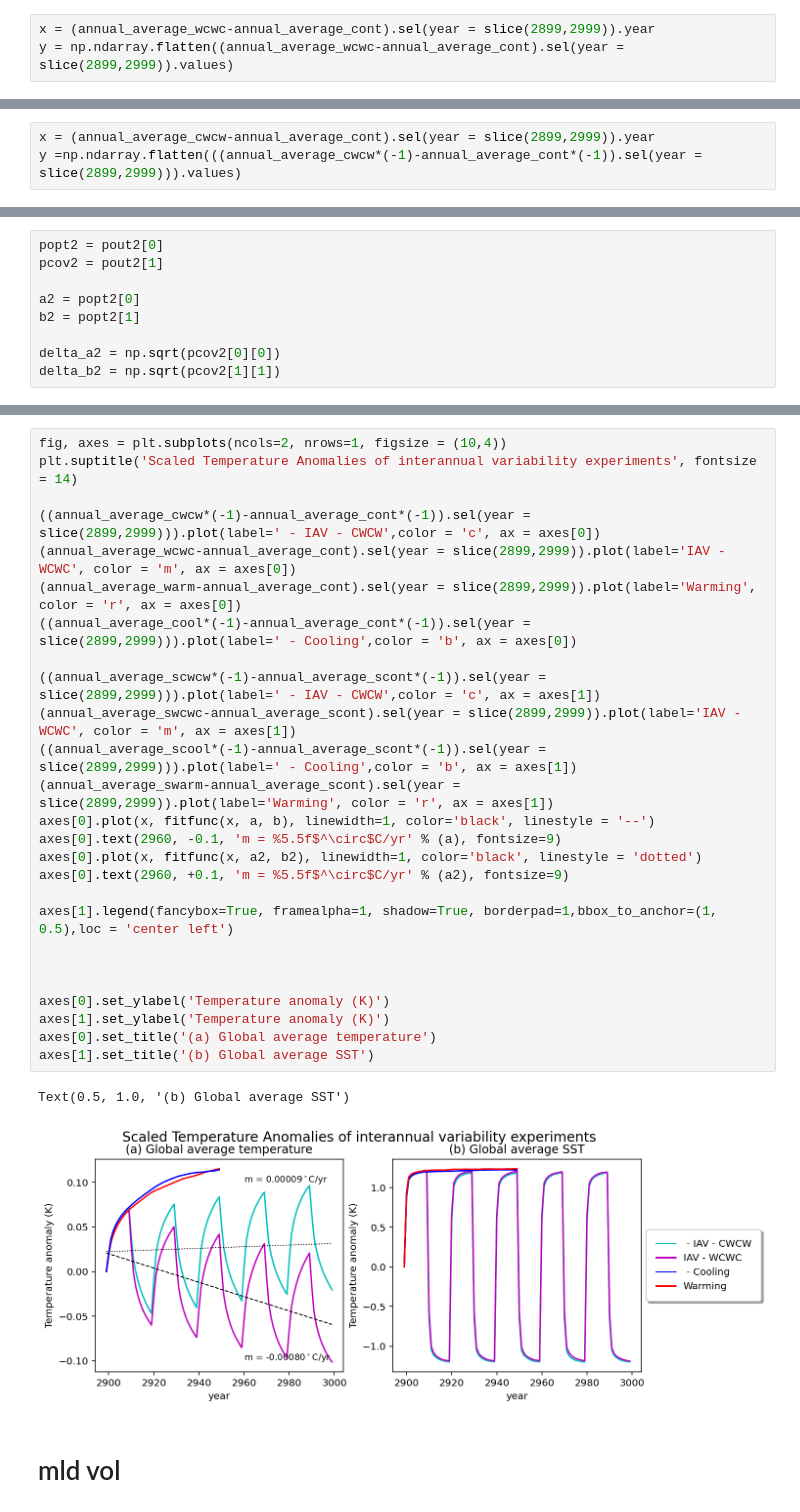
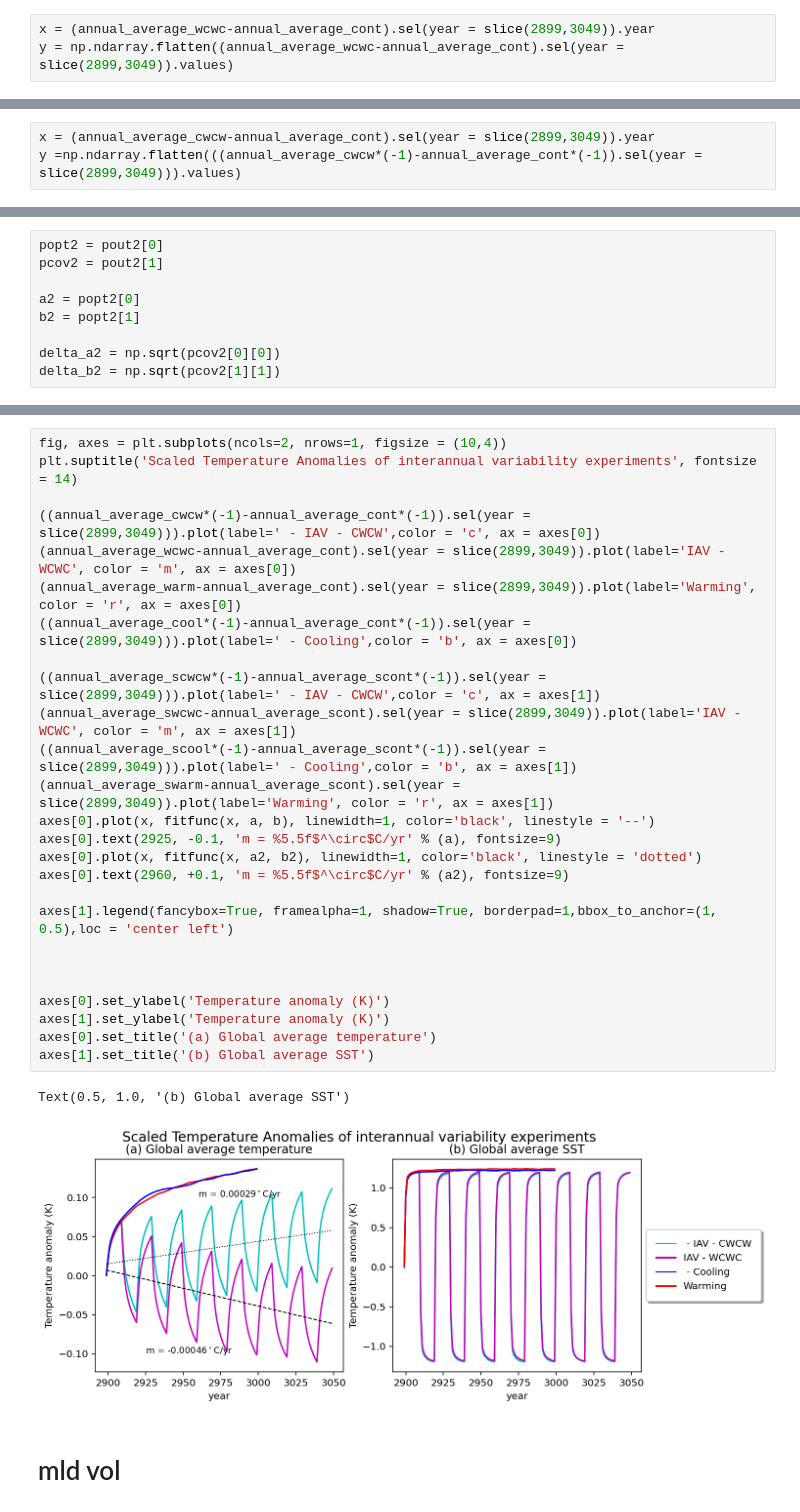
Before and after one commit to claireyung/unsw_clex_project_files, a Jupyter notebook: IAV.ipynb, the cells around one changed output, grey strips where cells are left out. Cells and saved outputs as stored; diff of their text form.

```diff
--- a/IAV.ipynb
+++ b/IAV.ipynb
@@ -158,8 +158,8 @@ Text(0.5, 1.0, '(b) Global average SST')
 import scipy.stats as stats
 import scipy.optimize as optimize
 # %%
-x = (annual_average_wcwc-annual_average_cont).sel(year = slice(2899,2999)).year
-y = np.ndarray.flatten((annual_average_wcwc-annual_average_cont).sel(year = slice(2899,2999)).values)
+x = (annual_average_wcwc-annual_average_cont).sel(year = slice(2899,3049)).year
+y = np.ndarray.flatten((annual_average_wcwc-annual_average_cont).sel(year = slice(2899,3049)).values)
 # %%
 y
 # %% [output]
@@ -201,6 +201,6 @@ plt.plot(x, fitfunc(x, a, b), linewidth=1, color='black', linestyle = '--')
 # %%
-x = (annual_average_cwcw-annual_average_cont).sel(year = slice(2899,2999)).year
-y =np.ndarray.flatten(((annual_average_cwcw*(-1)-annual_average_cont*(-1)).sel(year = slice(2899,2999))).values)
+x = (annual_average_cwcw-annual_average_cont).sel(year = slice(2899,3049)).year
+y =np.ndarray.flatten(((annual_average_cwcw*(-1)-annual_average_cont*(-1)).sel(year = slice(2899,3049))).values)
 # %%
 fitfunc2 = lambda x, p0, p1: p0*x + p1
 # %%
@@ -222,31 +222,31 @@ plt.plot(x, fitfunc(x, a2, b2), linewidth=1, color='black', linestyle = '--')
 # %%
 fig, axes = plt.subplots(ncols=2, nrows=1, figsize = (10,4))
 plt.suptitle('Scaled Temperature Anomalies of interannual variability experiments', fontsize = 14)
 
-((annual_average_cwcw*(-1)-annual_average_cont*(-1)).sel(year = slice(2899,2999))).plot(label=' - IAV - CWCW',color = 'c', ax = axes[0])
-(annual_average_wcwc-annual_average_cont).sel(year = slice(2899,2999)).plot(label='IAV - WCWC', color = 'm', ax = axes[0])
-(annual_average_warm-annual_average_cont).sel(year = slice(2899,2999)).plot(label='Warming', color = 'r', ax = axes[0])
-((annual_average_cool*(-1)-annual_average_cont*(-1)).sel(year = slice(2899,2999))).plot(label=' - Cooling',color = 'b', ax = axes[0])
+((annual_average_cwcw*(-1)-annual_average_cont*(-1)).sel(year = slice(2899,3049))).plot(label=' - IAV - CWCW',color = 'c', ax = axes[0])
+(annual_average_wcwc-annual_average_cont).sel(year = slice(2899,3049)).plot(label='IAV - WCWC', color = 'm', ax = axes[0])
+(annual_average_warm-annual_average_cont).sel(year = slice(2899,3049)).plot(label='Warming', color = 'r', ax = axes[0])
+((annual_average_cool*(-1)-annual_average_cont*(-1)).sel(year = slice(2899,3049))).plot(label=' - Cooling',color = 'b', ax = axes[0])
 
-((annual_average_scwcw*(-1)-annual_average_scont*(-1)).sel(year = slice(2899,2999))).plot(label=' - IAV - CWCW',color = 'c', ax = axes[1])
-(annual_average_swcwc-annual_average_scont).sel(year = slice(2899,2999)).plot(label='IAV - WCWC', color = 'm', ax = axes[1])
-((annual_average_scool*(-1)-annual_average_scont*(-1)).sel(year = slice(2899,2999))).plot(label=' - Cooling',color = 'b', ax = axes[1])
-(annual_average_swarm-annual_average_scont).sel(year = slice(2899,2999)).plot(label='Warming', color = 'r', ax = axes[1])
+((annual_average_scwcw*(-1)-annual_average_scont*(-1)).sel(year = slice(2899,3049))).plot(label=' - IAV - CWCW',color = 'c', ax = axes[1])
+(annual_average_swcwc-annual_average_scont).sel(year = slice(2899,3049)).plot(label='IAV - WCWC', color = 'm', ax = axes[1])
+((annual_average_scool*(-1)-annual_average_scont*(-1)).sel(year = slice(2899,3049))).plot(label=' - Cooling',color = 'b', ax = axes[1])
+(annual_average_swarm-annual_average_scont).sel(year = slice(2899,3049)).plot(label='Warming', color = 'r', ax = axes[1])
 axes[0].plot(x, fitfunc(x, a, b), linewidth=1, color='black', linestyle = '--')
-axes[0].text(2960, -0.1, 'm = %5.5f$^\circ$C/yr' % (a), fontsize=9)
+axes[0].text(2925, -0.1, 'm = %5.5f$^\circ$C/yr' % (a), fontsize=9)
 axes[0].plot(x, fitfunc(x, a2, b2), linewidth=1, color='black', linestyle = 'dotted')
 axes[0].text(2960, +0.1, 'm = %5.5f$^\circ$C/yr' % (a2), fontsize=9)
 
 axes[1].legend(fancybox=True, framealpha=1, shadow=True, borderpad=1,bbox_to_anchor=(1, 0.5),loc = 'center left')
 
 
 
 axes[0].set_ylabel('Temperature anomaly (K)')
 axes[1].set_ylabel('Temperature anomaly (K)')
 axes[0].set_title('(a) Global average temperature')
 axes[1].set_title('(b) Global average SST')
 # %% [output]
 Text(0.5, 1.0, '(b) Global average SST')
-[figure, old version]
+[figure, new version]
 # %% [markdown]
 # mld vol
```
Also changed, not shown: parts of 18 cells of this notebook, 15 other files.
